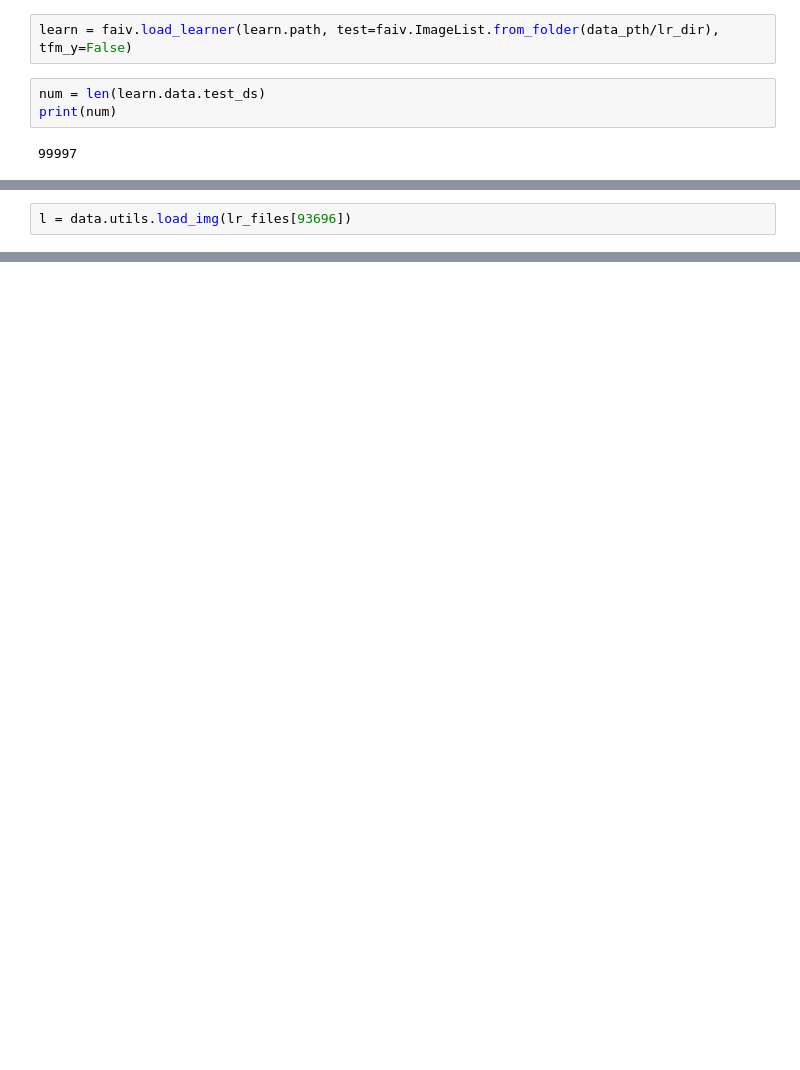
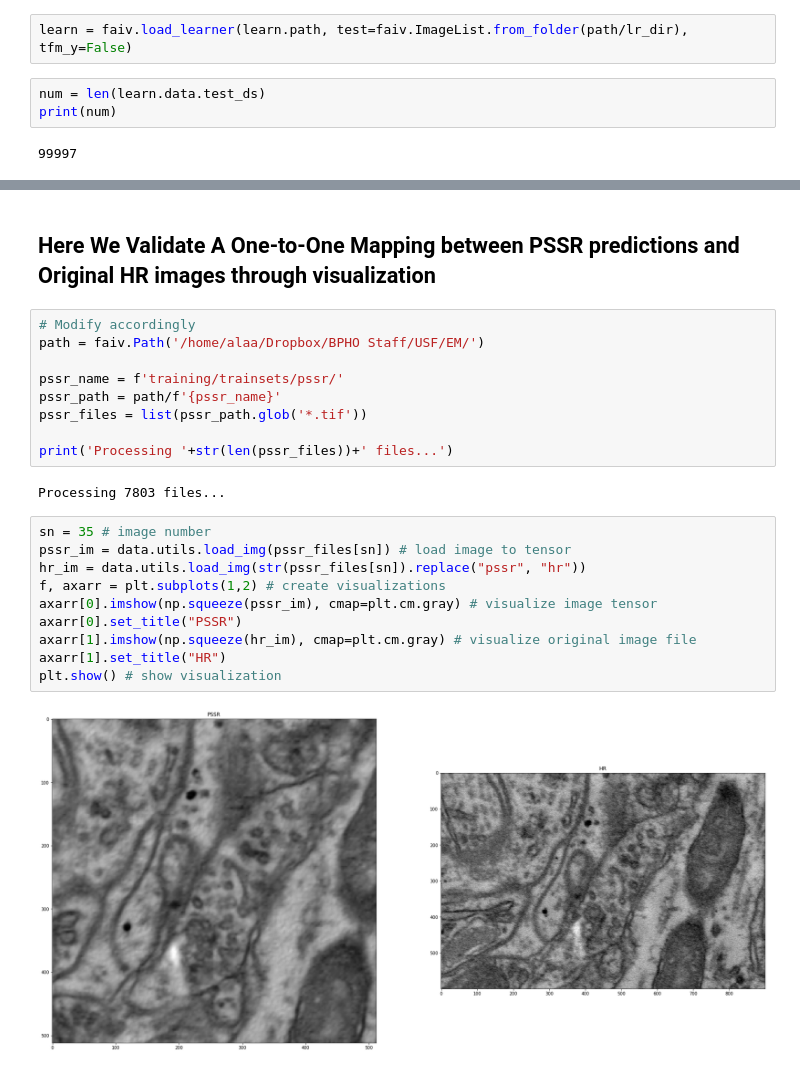
Before and after one commit to WAMRI-AI/salk-2020, a Jupyter notebook: lab/crappification/pssr-crappification.ipynb, the cells around one changed output, grey strips where cells are left out. Cells and saved outputs as stored; diff of their text form; blank space fills up the shorter version.

```diff
--- a/lab/crappification/pssr-crappification.ipynb
+++ b/lab/crappification/pssr-crappification.ipynb
@@ -104,7 +93,7 @@ learn.path = model_path
 # export learner for inference
 learn.export()
 # %%
-learn = faiv.load_learner(learn.path, test=faiv.ImageList.from_folder(data_pth/lr_dir), tfm_y=False)
+learn = faiv.load_learner(learn.path, test=faiv.ImageList.from_folder(path/lr_dir), tfm_y=False)
 # %%
 num = len(learn.data.test_ds)
 print(num)
@@ -168,2 +101,0 @@ filename
-# %%
-l = data.utils.load_img(lr_files[93696])
@@ -209,0 +130,25 @@ faiv.imagenet_stats
+# %% [markdown]
+## Here We Validate A One-to-One Mapping between PSSR predictions and Original HR images through visualization
+# %%
+# Modify accordingly
+path = faiv.Path('/home/alaa/Dropbox/BPHO Staff/USF/EM/')
+
+pssr_name = f'training/trainsets/pssr/'
+pssr_path = path/f'{pssr_name}'
+pssr_files = list(pssr_path.glob('*.tif'))
+
+print('Processing '+str(len(pssr_files))+' files...')
+# %% [output]
+Processing 7803 files...
+# %%
+sn = 35 # image number
+pssr_im = data.utils.load_img(pssr_files[sn]) # load image to tensor
+hr_im = data.utils.load_img(str(pssr_files[sn]).replace("pssr", "hr"))
+f, axarr = plt.subplots(1,2) # create visualizations
+axarr[0].imshow(np.squeeze(pssr_im), cmap=plt.cm.gray) # visualize image tensor
+axarr[0].set_title("PSSR")
+axarr[1].imshow(np.squeeze(hr_im), cmap=plt.cm.gray) # visualize original image file
+axarr[1].set_title("HR")
+plt.show() # show visualization
+# %% [output]
+[figure, added]
```
Also changed, not shown: parts of 22 cells of this notebook.
